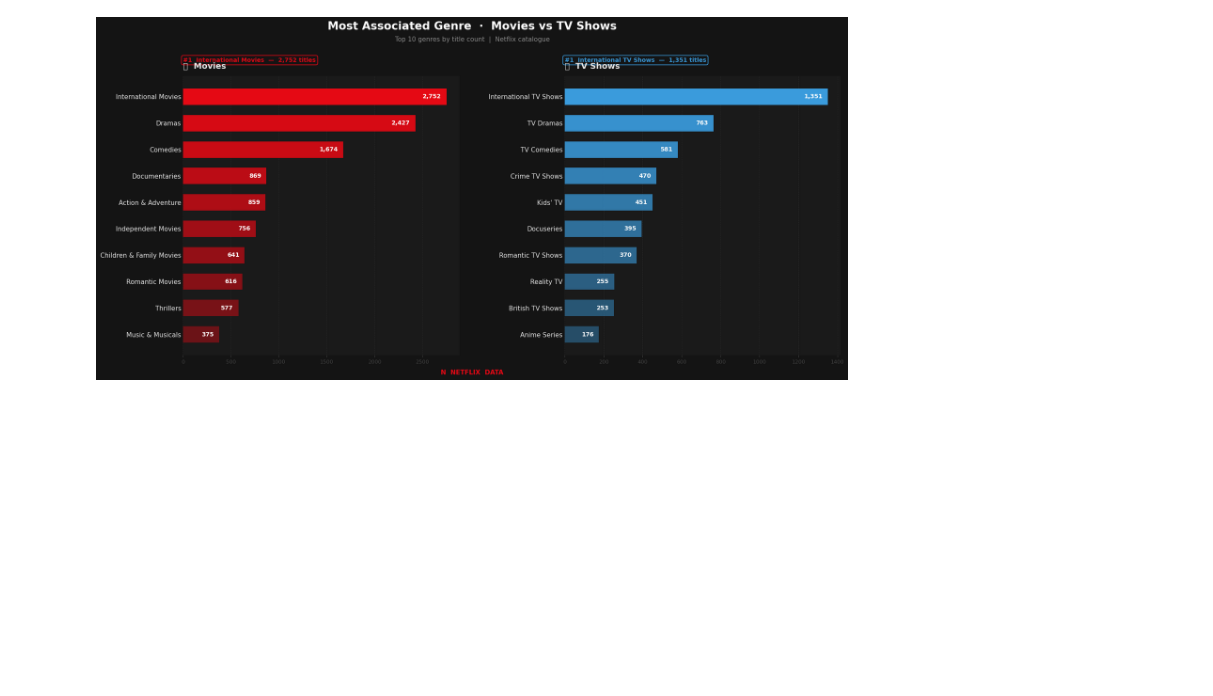
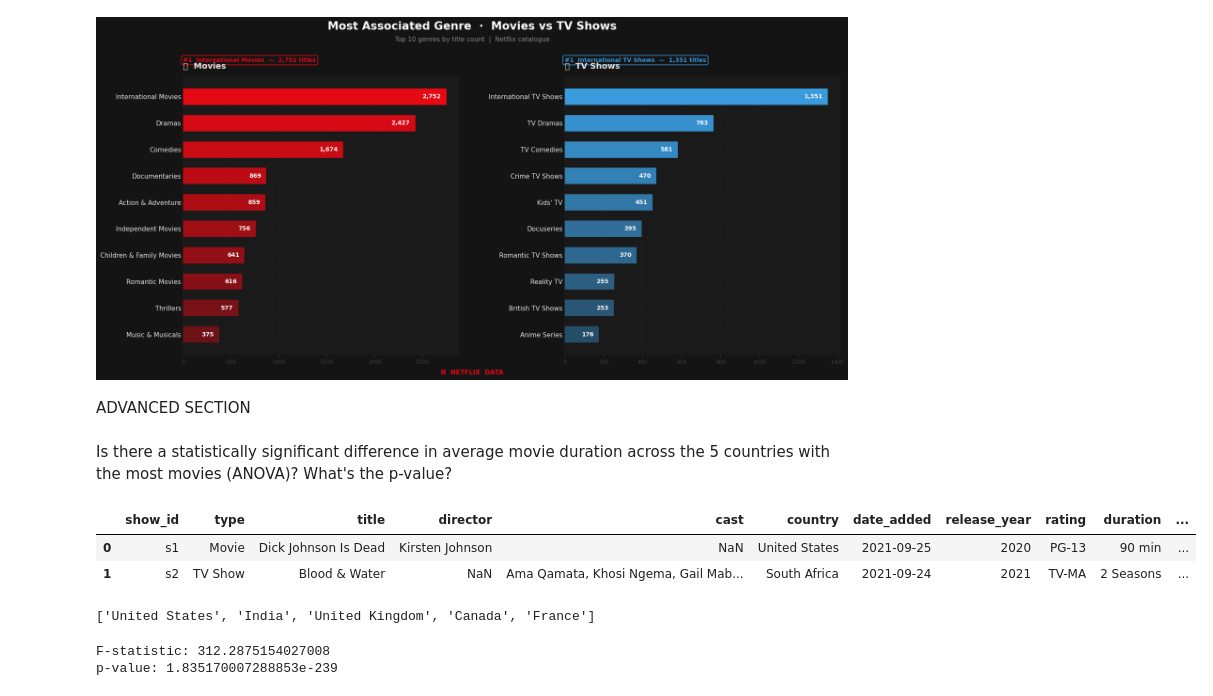
Before and after one commit to arnavvpareek/Netflix-EDA, a Jupyter notebook: notebooks/netflix_eda.ipynb, the cells around one changed output. Cells and saved outputs as stored; diff of their text form; code cells hidden in the pictures; blank space fills up the shorter version.

```diff
--- a/notebooks/netflix_eda.ipynb
+++ b/notebooks/netflix_eda.ipynb
@@ -830,3 +830,13 @@ plt.subplots_adjust(wspace=0.38)
 plt.show()
 # %% [output]
 [figure]
+# %% [markdown]
+ADVANCED SECTION
+# %% [markdown]
+Is there a statistically significant difference in average movie duration across the 5 countries with the most movies (ANOVA)? What's the p-value?
+# %%
+netflix.head(2)
+# %% [output]
+|  | show_id | type | title | director | cast | country | date_added | release_year | rating | duration | ... |
+| 0 | s1 | Movie | Dick Johnson Is Dead | Kirsten Johnson | NaN | United States | 2021-09-25 | 2020 | PG-13 | 90 min | ... |
+| 1 | s2 | TV Show | Blood & Water | NaN | Ama Qamata, Khosi Ngema, Gail Mab... | South Africa | 2021-09-24 | 2021 | TV-MA | 2 Seasons | ... |
@@ -832,0 +847,4 @@ plt.show()
+# %%
+top5
+# %% [output]
+['United States', 'India', 'United Kingdom', 'Canada', 'France']
@@ -832,0 +853,9 @@ plt.show()
+# %%
+from scipy import stats
+
+f_stat, p_value = stats.f_oneway(*groups)
+print(f"F-statistic: {f_stat}")
+print(f"p-value: {p_value}")
+# %% [output]
+F-statistic: 312.2875154027008
+p-value: 1.835170007288853e-239
```
Also changed, not shown: parts of 5 cells of this notebook.
